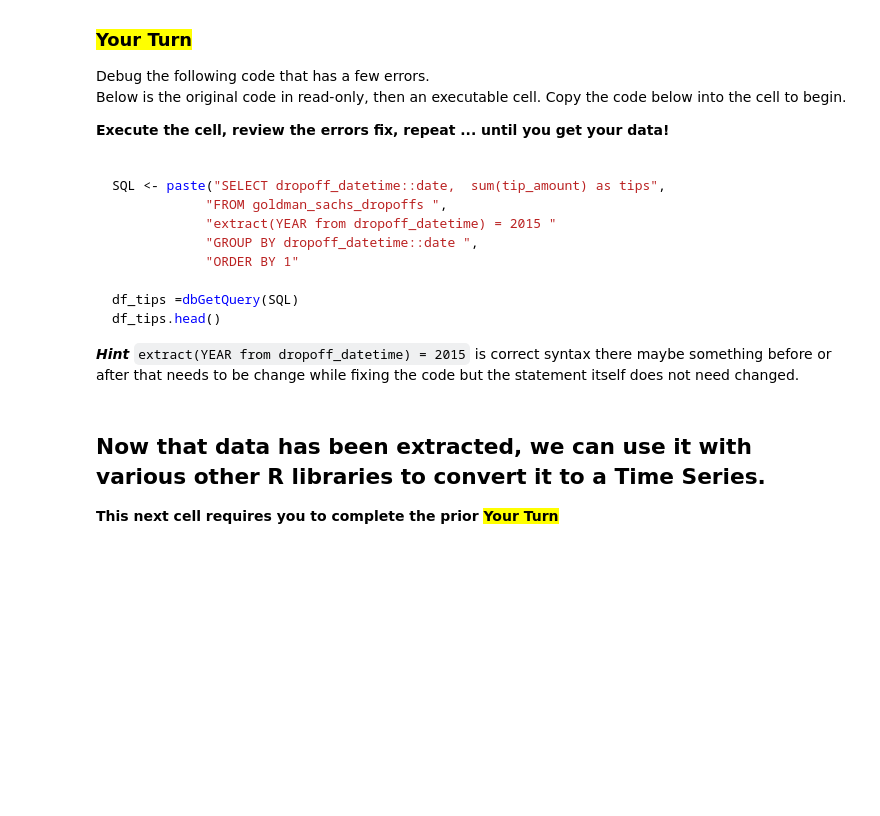
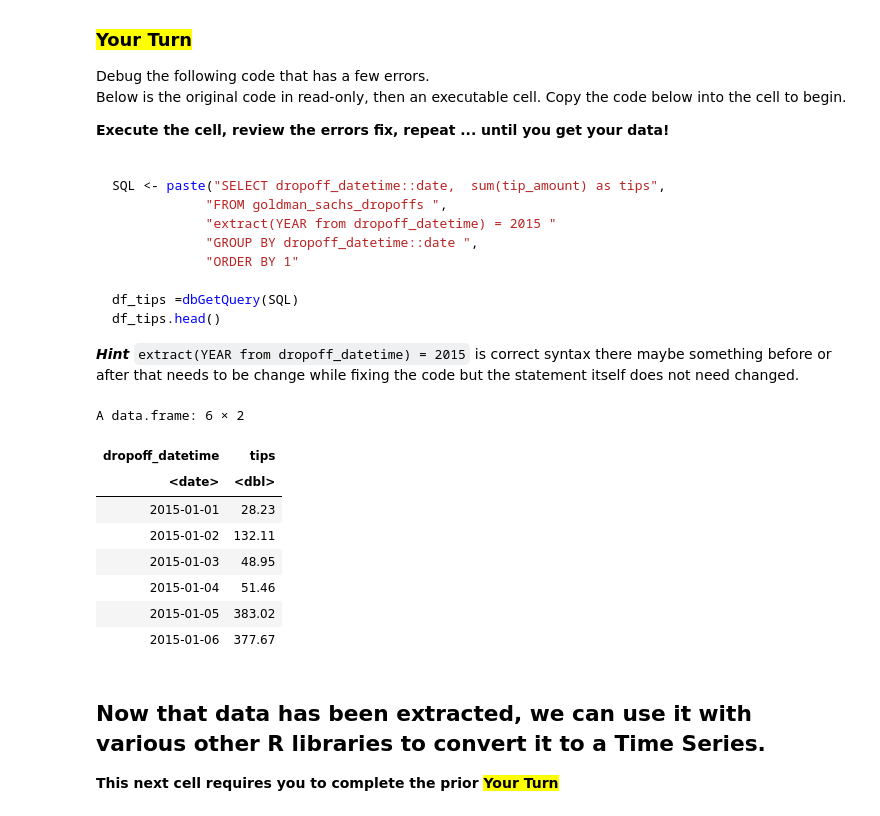
Before and after one commit to may96cc/f21dsa7030, a Jupyter notebook: module2/practices/SQL_Visualization_R.ipynb, the cells around one changed output. Saved outputs shown, nothing was run; the diff lists cells and outputs as text; code cells hidden in the pictures; blank space fills up the shorter version.

```diff
--- a/module2/practices/SQL_Visualization_R.ipynb
+++ b/module2/practices/SQL_Visualization_R.ipynb
@@ -127,3 +137,24 @@ df_tips.head()
+# %%
+# Add your code below
+# ----------------------
+SQL <- paste("SELECT dropoff_datetime::date,  sum(tip_amount) as tips ",
+            "FROM goldman_sachs_dropoffs ",
+            "WHERE extract(YEAR from dropoff_datetime) = 2015 ",
+            "GROUP BY dropoff_datetime::date ",
+            "ORDER BY 1")
+
+df_tips =dbGetQuery(conn, SQL)
+head(df_tips)
+# %% [output]
+A data.frame: 6 × 2
+| dropoff_datetime | tips |
+| <date> | <dbl> |
+| 2015-01-01 | 28.23 |
+| 2015-01-02 | 132.11 |
+| 2015-01-03 | 48.95 |
+| 2015-01-04 | 51.46 |
+| 2015-01-05 | 383.02 |
+| 2015-01-06 | 377.67 |
 # %% [markdown]
 ## Now that data has been extracted, we can use it with various other R libraries to convert it to a Time Series.
 
```
Also changed, not shown: parts of 4 cells of this notebook, 3 other files.
